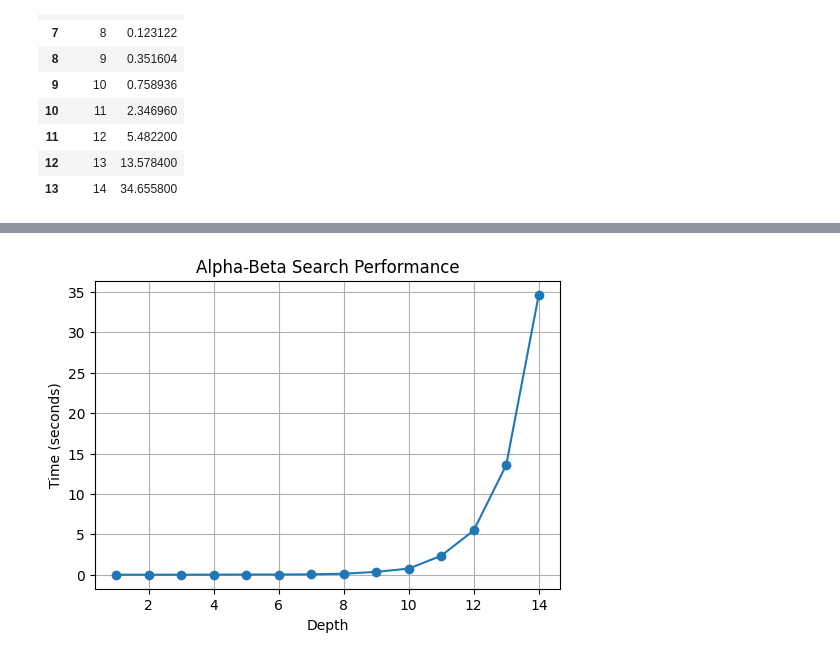
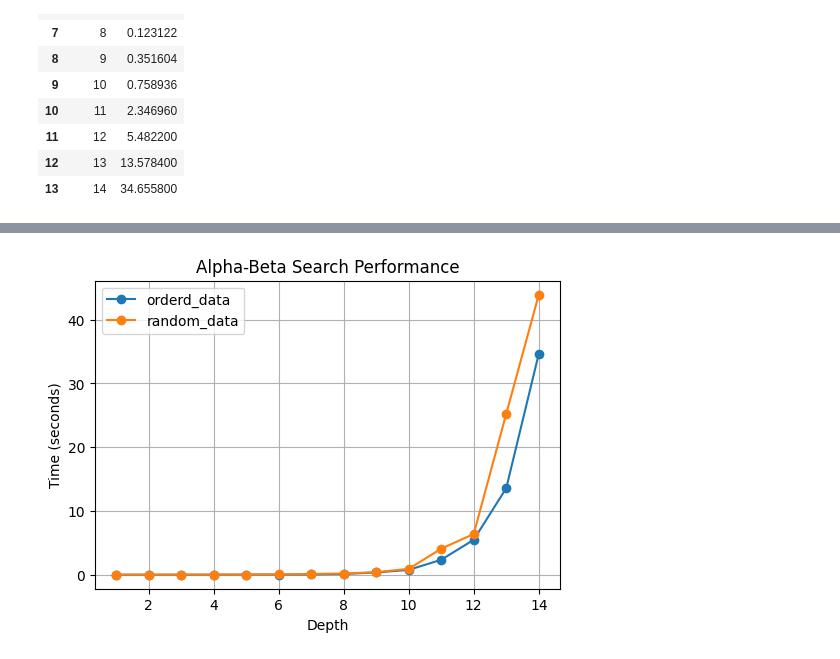
Before and after one commit to TTommyy/AI-Cheeckers-TicTacToe, a Jupyter notebook: checkers/timeplot.ipynb, the cells around one changed output, grey strips where cells are left out. Saved outputs shown, nothing was run; the diff lists cells and outputs as text; code cells hidden in the pictures.

Commit message:
Time analyse

```diff
--- a/checkers/timeplot.ipynb
+++ b/checkers/timeplot.ipynb
@@ -3,8 +3,8 @@ import pandas as pd
 import matplotlib.pyplot as plt
 # %%
 csv_file = "timing_results.csv"
-data = pd.read_csv(csv_file, header=None, names=['Depth', 'Time'])
-data
+orderd_data = pd.read_csv(csv_file, header=None, names=['Depth', 'Time'])
+orderd_data
 # %% [output]
 |  | Depth | Time |
 | 0 | 1 | 0.000562 |
@@ -21,3 +21,7 @@ data
 | 11 | 12 | 5.482200 |
 | 12 | 13 | 13.578400 |
 | 13 | 14 | 34.655800 |
+# %%
+csv_file = "random_timing_results.csv"
+random_data = pd.read_csv(csv_file, header=None, names=['Depth', 'Time'])
+random_data
@@ -24,14 +44,16 @@ data
 # %%
 
 plt.figure(figsize=(6, 4))
-plt.plot(data['Depth'], data['Time'], marker='o')
+plt.plot(orderd_data['Depth'], orderd_data['Time'], marker='o', label="orderd_data")
+plt.plot(random_data['Depth'], random_data['Time'], marker='o', label="random_data")
 
 plt.title('Alpha-Beta Search Performance')
 plt.xlabel('Depth')
 plt.ylabel('Time (seconds)')
+plt.legend();
 plt.grid(True)
 
 
 plt.show()
 # %% [output]
-[figure, old version]
+[figure, new version]
```
Also changed, not shown: parts of 1 cell of this notebook, 7 other files.
